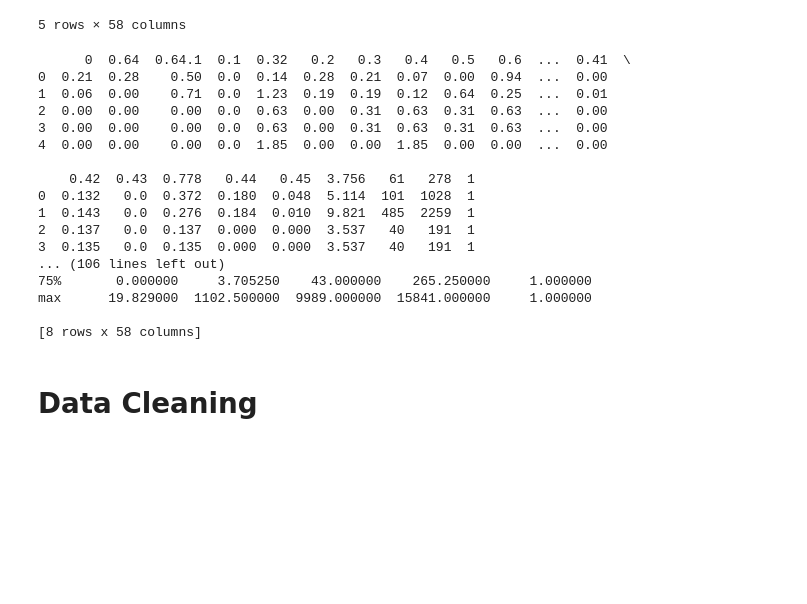
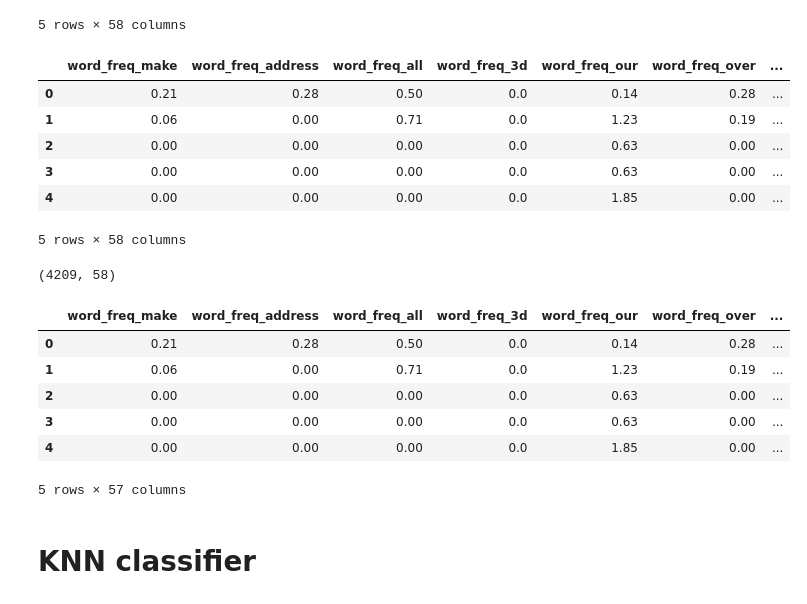
Before and after one commit to sayumithd/ML_CW, a Jupyter notebook: ML_cw.ipynb, the cells around one changed output. Cells and saved outputs as stored; diff of their text form; code cells hidden in the pictures; blank space fills up the shorter version.

```diff
--- a/ML_cw.ipynb
+++ b/ML_cw.ipynb
@@ -17,28 +24,33 @@ df.head()
 | 3 | 0.00 | 0.00 | 0.00 | 0.0 | 0.63 | 0.00 | 0.31 | 0.63 | 0.31 | 0.63 | ... | ... |
 | 4 | 0.00 | 0.00 | 0.00 | 0.0 | 1.85 | 0.00 | 0.00 | 1.85 | 0.00 | 0.00 | ... | ... |
 5 rows × 58 columns
-# %%
-#explore data
-print(df.head())
-print(df.info())
-print(df.describe())
-# %% [output]
-      0  0.64  0.64.1  0.1  0.32   0.2   0.3   0.4   0.5   0.6  ...  0.41  \
-0  0.21  0.28    0.50  0.0  0.14  0.28  0.21  0.07  0.00  0.94  ...  0.00
-1  0.06  0.00    0.71  0.0  1.23  0.19  0.19  0.12  0.64  0.25  ...  0.01
-2  0.00  0.00    0.00  0.0  0.63  0.00  0.31  0.63  0.31  0.63  ...  0.00
-3  0.00  0.00    0.00  0.0  0.63  0.00  0.31  0.63  0.31  0.63  ...  0.00
-4  0.00  0.00    0.00  0.0  1.85  0.00  0.00  1.85  0.00  0.00  ...  0.00
-
-    0.42  0.43  0.778   0.44   0.45  3.756   61   278  1
-0  0.132   0.0  0.372  0.180  0.048  5.114  101  1028  1
-1  0.143   0.0  0.276  0.184  0.010  9.821  485  2259  1
-2  0.137   0.0  0.137  0.000  0.000  3.537   40   191  1
-3  0.135   0.0  0.135  0.000  0.000  3.537   40   191  1
-... (106 lines left out)
-75%       0.000000     3.705250    43.000000    265.250000     1.000000
-max      19.829000  1102.500000  9989.000000  15841.000000     1.000000
-
-[8 rows x 58 columns]
-# %% [markdown]
-# Data Cleaning
+# %%
+# Define column names
+columns = ['word_freq_make', 'word_freq_address', 'word_freq_all', 'word_freq_3d', 'word_freq_our',
+           'word_freq_over', 'word_freq_remove', 'word_freq_internet', 'word_freq_order', 'word_freq_mail',
+           'word_freq_receive', 'word_freq_will', 'word_freq_people', 'word_freq_report', 'word_freq_addresses',
+           'word_freq_free', 'word_freq_business', 'word_freq_email', 'word_freq_you', 'word_freq_credit',
+           'word_freq_your', 'word_freq_font', 'word_freq_000', 'word_freq_money', 'word_freq_hp',
+           'word_freq_hpl', 'word_freq_george', 'word_freq_650', 'word_freq_lab', 'word_freq_labs',
+           'word_freq_telnet', 'word_freq_857', 'word_freq_data', 'word_freq_415', 'word_freq_85',
+           'word_freq_technology', 'word_freq_1999', 'word_freq_parts', 'word_freq_pm', 'word_freq_direct',
+           'word_freq_cs', 'word_freq_meeting', 'word_freq_original', 'word_freq_project', 'word_freq_re',
+           'word_freq_edu', 'word_freq_table', 'word_freq_conference', 'char_freq_;', 'char_freq_(', 'char_freq_[',
+           'char_freq_!', 'char_freq_$', 'char_freq_#', 'capital_run_length_average', 'capital_run_length_longest',
+           'capital_run_length_total', 'is_spam']
+
+# Add column names to the dataset
+df.columns = columns
+
+# Save the dataset with column names to a new CSV file
+df.to_csv('spambase_new.csv', index=False)
+
+df.head()
+# %% [output]
+|  | word_freq_make | word_freq_address | word_freq_all | word_freq_3d | word_freq_our | word_freq_over | ... |
+| 0 | 0.21 | 0.28 | 0.50 | 0.0 | 0.14 | 0.28 | ... |
+| 1 | 0.06 | 0.00 | 0.71 | 0.0 | 1.23 | 0.19 | ... |
+| 2 | 0.00 | 0.00 | 0.00 | 0.0 | 0.63 | 0.00 | ... |
+| 3 | 0.00 | 0.00 | 0.00 | 0.0 | 0.63 | 0.00 | ... |
+| 4 | 0.00 | 0.00 | 0.00 | 0.0 | 1.85 | 0.00 | ... |
+5 rows × 58 columns
@@ -44,0 +59,19 @@ max      19.829000  1102.500000  9989.000000  15841.000000     1.000000
+# %%
+#check number of rows and columns in dataset
+df.shape
+# %% [output]
+(4209, 58)
+# %%
+#create a dataframe with all training data except the target column
+X = df.drop(columns=['is_spam'])
+
+#check that the target variable has been removed
+X.head()
+# %% [output]
+|  | word_freq_make | word_freq_address | word_freq_all | word_freq_3d | word_freq_our | word_freq_over | ... |
+| 0 | 0.21 | 0.28 | 0.50 | 0.0 | 0.14 | 0.28 | ... |
+| 1 | 0.06 | 0.00 | 0.71 | 0.0 | 1.23 | 0.19 | ... |
+| 2 | 0.00 | 0.00 | 0.00 | 0.0 | 0.63 | 0.00 | ... |
+| 3 | 0.00 | 0.00 | 0.00 | 0.0 | 0.63 | 0.00 | ... |
+| 4 | 0.00 | 0.00 | 0.00 | 0.0 | 1.85 | 0.00 | ... |
+5 rows × 57 columns
@@ -44,0 +89,2 @@ max      19.829000  1102.500000  9989.000000  15841.000000     1.000000
+# %% [markdown]
+# KNN classifier
```
Also changed, not shown: parts of 14 cells of this notebook.
